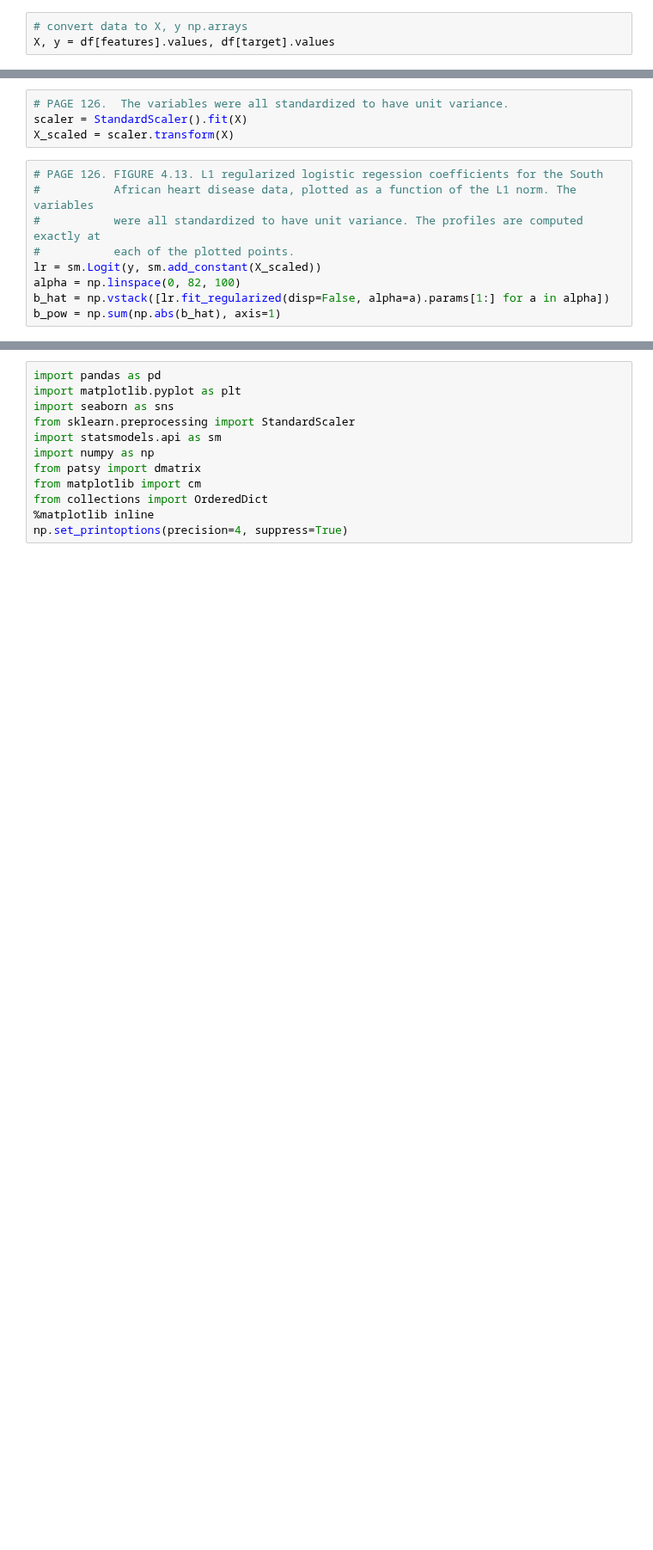
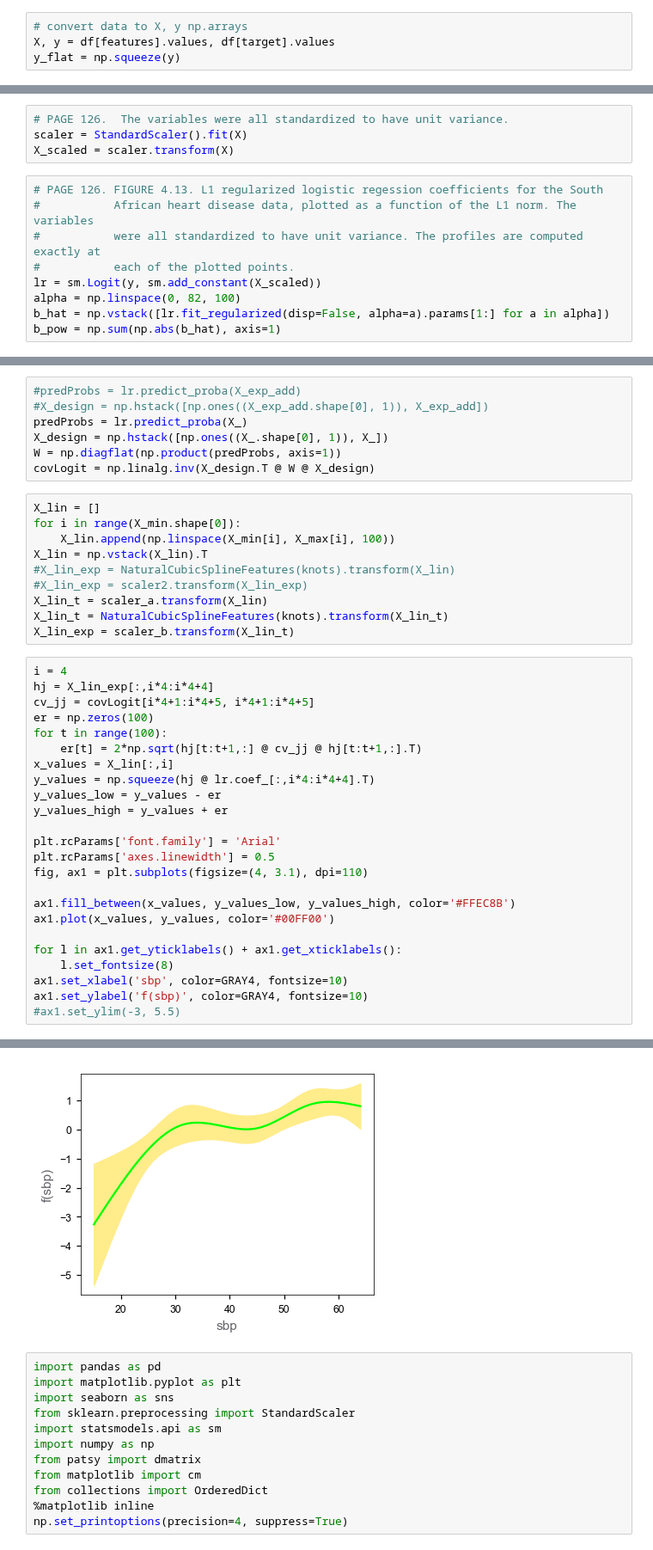
Before and after one commit to empathy87/The-Elements-of-Statistical-Learning-Python-Notebooks, a Jupyter notebook: examples/South African Heart Disease.ipynb, the cells around one changed output, grey strips where cells are left out. Shown at 86% size. Cells and saved outputs as stored; diff of their text form; blank space fills up the shorter version.

Commit message:
South African Heart Disease (natural spline basis expansion)

```diff
--- a/examples/South African Heart Disease.ipynb
+++ b/examples/South African Heart Disease.ipynb
@@ -28,6 +28,7 @@ g._legend.remove()
 # %%
 # convert data to X, y np.arrays
 X, y = df[features].values, df[target].values
+y_flat = np.squeeze(y)
 # %% [markdown]
 ## Logistic Regression
 # %%
@@ -169,0 +225,42 @@ _ = ax1.set_ylabel('Coefficients βj(λ)', color=GRAY4, fontsize=9)
+# %%
+#predProbs = lr.predict_proba(X_exp_add)
+#X_design = np.hstack([np.ones((X_exp_add.shape[0], 1)), X_exp_add])
+predProbs = lr.predict_proba(X_)
+X_design = np.hstack([np.ones((X_.shape[0], 1)), X_])
+W = np.diagflat(np.product(predProbs, axis=1))
+covLogit = np.linalg.inv(X_design.T @ W @ X_design)
+# %%
+X_lin = []
+for i in range(X_min.shape[0]):
+    X_lin.append(np.linspace(X_min[i], X_max[i], 100))
+X_lin = np.vstack(X_lin).T
+#X_lin_exp = NaturalCubicSplineFeatures(knots).transform(X_lin)
+#X_lin_exp = scaler2.transform(X_lin_exp)
+X_lin_t = scaler_a.transform(X_lin)
+X_lin_t = NaturalCubicSplineFeatures(knots).transform(X_lin_t)
+X_lin_exp = scaler_b.transform(X_lin_t)
+# %%
+i = 4
+hj = X_lin_exp[:,i*4:i*4+4]
+cv_jj = covLogit[i*4+1:i*4+5, i*4+1:i*4+5]
+er = np.zeros(100)
+for t in range(100):
+    er[t] = 2*np.sqrt(hj[t:t+1,:] @ cv_jj @ hj[t:t+1,:].T)
+x_values = X_lin[:,i]
+y_values = np.squeeze(hj @ lr.coef_[:,i*4:i*4+4].T)
+y_values_low = y_values - er
+y_values_high = y_values + er
+
+plt.rcParams['font.family'] = 'Arial'
+plt.rcParams['axes.linewidth'] = 0.5
+fig, ax1 = plt.subplots(figsize=(4, 3.1), dpi=110)
+
+ax1.fill_between(x_values, y_values_low, y_values_high, color='#FFEC8B')
+ax1.plot(x_values, y_values, color='#00FF00')
+
+for l in ax1.get_yticklabels() + ax1.get_xticklabels():
+    l.set_fontsize(8)
+ax1.set_xlabel('sbp', color=GRAY4, fontsize=10)
+ax1.set_ylabel('f(sbp)', color=GRAY4, fontsize=10)
+#ax1.set_ylim(-3, 5.5)
+# %% [output]
@@ -170,3 +268,4 @@ _ = ax1.set_ylabel('Coefficients βj(λ)', color=GRAY4, fontsize=9)
+[figure, added]
 # %%
 import pandas as pd
 import matplotlib.pyplot as plt
```
Also changed, not shown: parts of 5 cells of this notebook.
